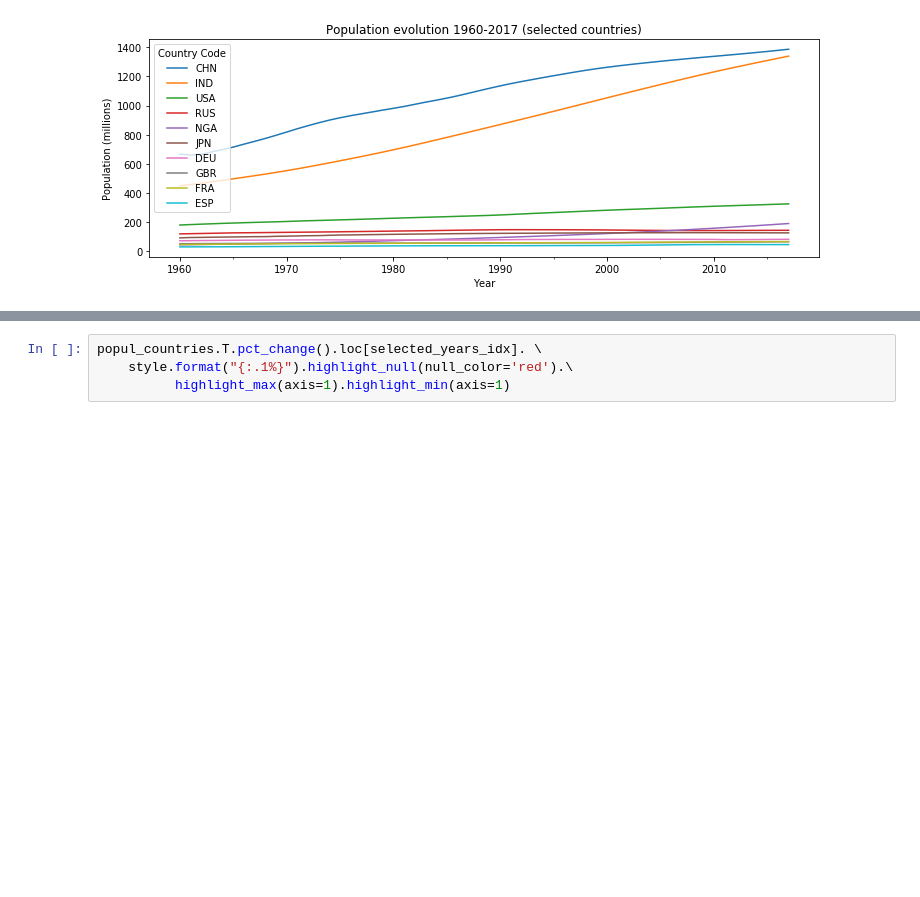
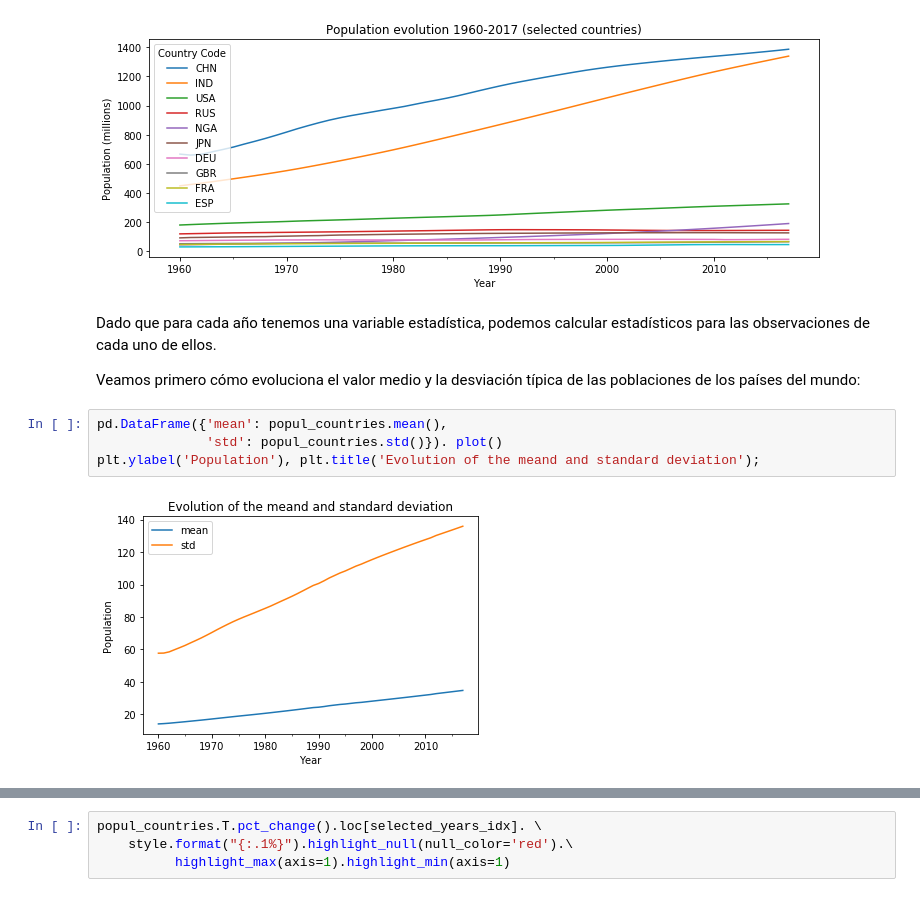
Before and after one commit to jruizalz/EPE-ULPGC, a Jupyter notebook: Bloque_1/1.AnalisisExploratorioDatos.ipynb, the cells around one changed output, grey strips where cells are left out. Drawn from its saved outputs; the diff is of its cells as text; blank space fills up the shorter version.

```diff
--- a/Bloque_1/1.AnalisisExploratorioDatos.ipynb
+++ b/Bloque_1/1.AnalisisExploratorioDatos.ipynb
@@ -803,3 +1020,13 @@ popul_countries.T[selected_countries].plot(figsize=(12,4))
 plt.ylabel('Population (millions)'), plt.title('Population evolution 1960-2017 (selected countries)');
 # %% [output]
 [figure]
+# %% [markdown]
+Dado que para cada año tenemos una variable estadística, podemos calcular estadísticos para las observaciones de cada uno de ellos.
+
+Veamos primero cómo evoluciona el valor medio y la desviación típica de las poblaciones de los países del mundo:
+# %%
+pd.DataFrame({'mean': popul_countries.mean(),
+              'std': popul_countries.std()}). plot()
+plt.ylabel('Population'), plt.title('Evolution of the meand and standard deviation');
+# %% [output]
+[figure, added]
```
Also changed, not shown: parts of 65 cells of this notebook, 1 other file.
